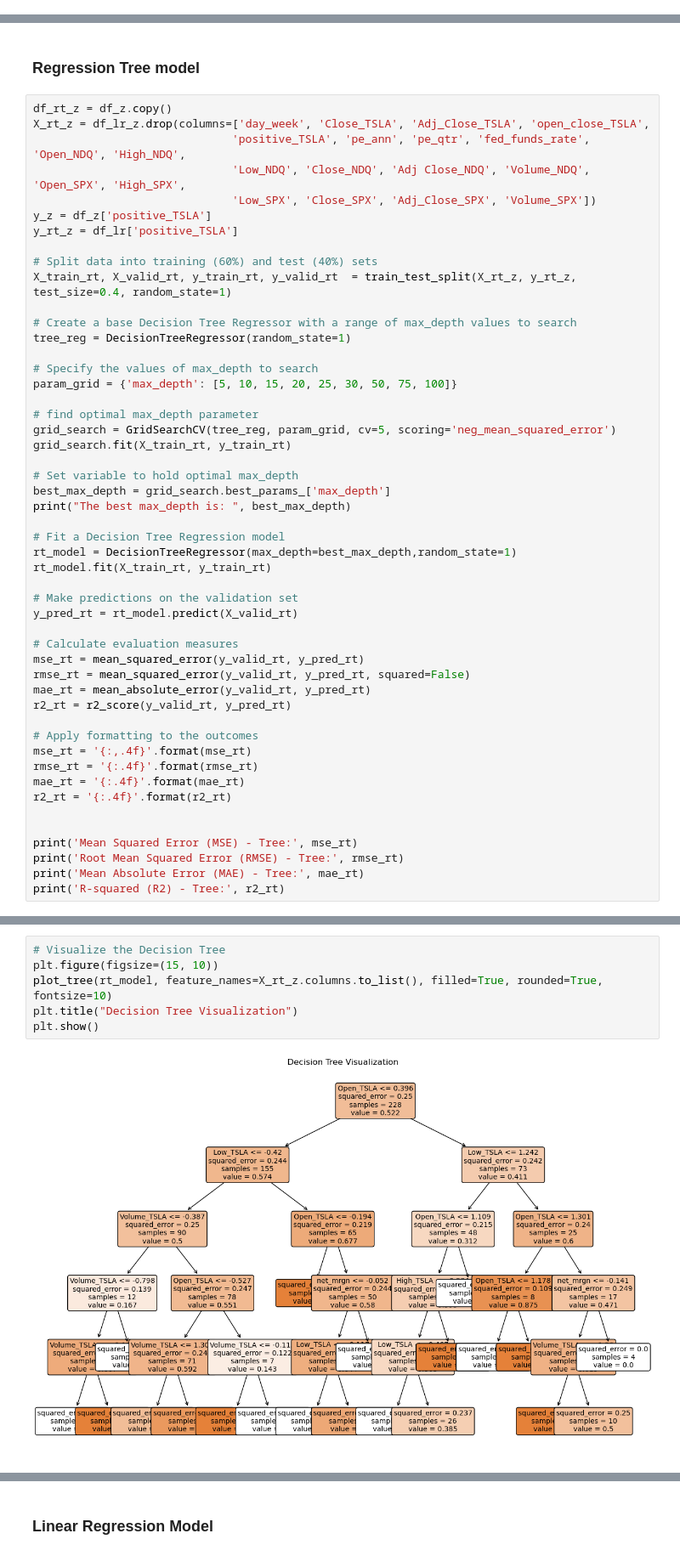
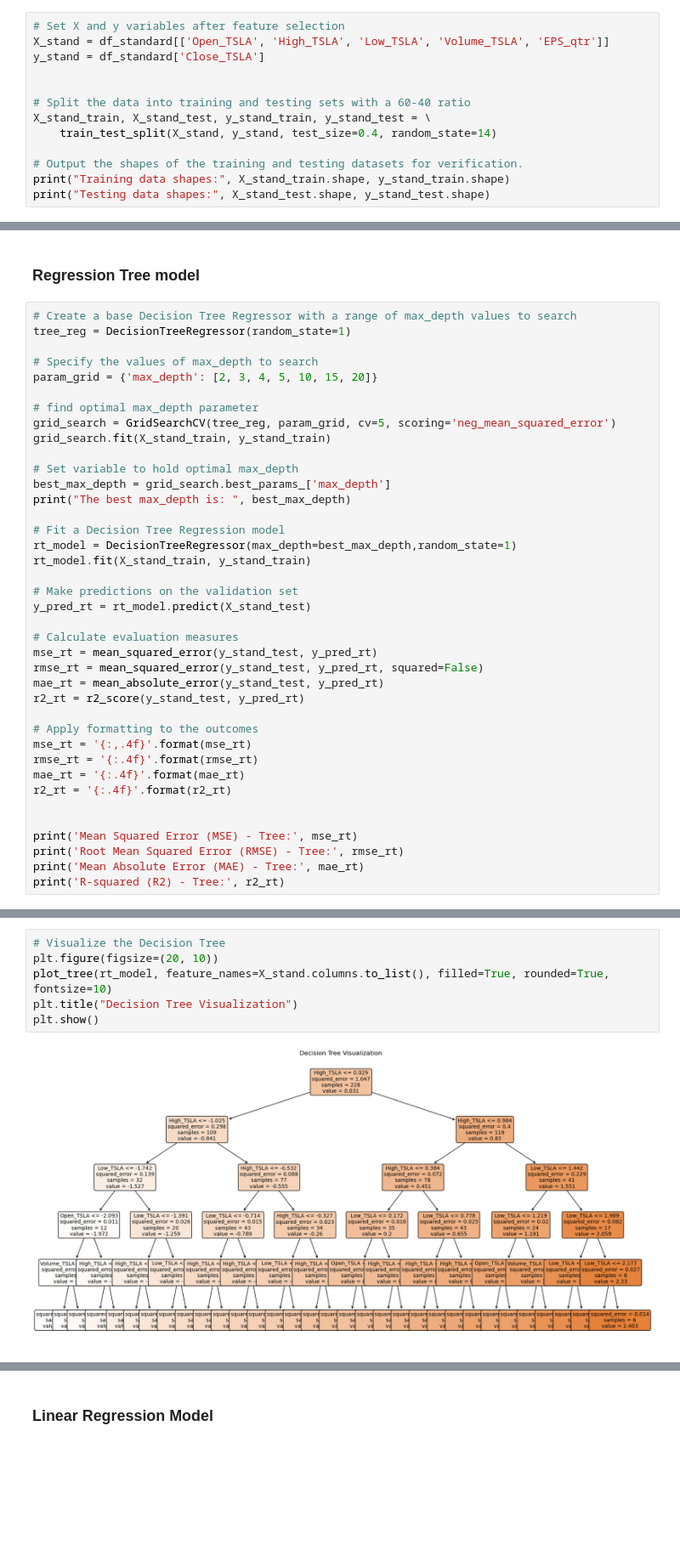
Before and after one commit to vanguardfox/ADS-505-Group6-2023, a Jupyter notebook: tsla.ipynb, the cells around one changed output, grey strips where cells are left out. Shown at 85% size. Saved outputs shown, nothing was run; the diff lists cells and outputs as text; blank space fills up the shorter version.

Commit message:
Consolidating X & y variables, updated models, and added to PCA section

```diff
--- a/tsla.ipynb
+++ b/tsla.ipynb
@@ -773,0 +1022,13 @@ lr_full_coef_z.sort_values(by=1, ascending=False)
+# %%
+# Set X and y variables after feature selection
+X_stand = df_standard[['Open_TSLA', 'High_TSLA', 'Low_TSLA', 'Volume_TSLA', 'EPS_qtr']]
+y_stand = df_standard['Close_TSLA']
+
+
+# Split the data into training and testing sets with a 60-40 ratio
+X_stand_train, X_stand_test, y_stand_train, y_stand_test = \
+    train_test_split(X_stand, y_stand, test_size=0.4, random_state=14)
+
+# Output the shapes of the training and testing datasets for verification.
+print("Training data shapes:", X_stand_train.shape, y_stand_train.shape)
+print("Testing data shapes:", X_stand_test.shape, y_stand_test.shape)
@@ -1144,26 +1588,15 @@ predictors
 # %% [markdown]
 ### Regression Tree model
 # %%
-df_rt_z = df_z.copy()
-X_rt_z = df_lr_z.drop(columns=['day_week', 'Close_TSLA', 'Adj_Close_TSLA', 'open_close_TSLA',
-                              'positive_TSLA', 'pe_ann', 'pe_qtr', 'fed_funds_rate', 'Open_NDQ', 'High_NDQ',
-                              'Low_NDQ', 'Close_NDQ', 'Adj Close_NDQ', 'Volume_NDQ', 'Open_SPX', 'High_SPX',
-                              'Low_SPX', 'Close_SPX', 'Adj_Close_SPX', 'Volume_SPX'])
-y_z = df_z['positive_TSLA']
-y_rt_z = df_lr['positive_TSLA']
-
-# Split data into training (60%) and test (40%) sets
-X_train_rt, X_valid_rt, y_train_rt, y_valid_rt  = train_test_split(X_rt_z, y_rt_z, test_size=0.4, random_state=1)
-
 # Create a base Decision Tree Regressor with a range of max_depth values to search
 tree_reg = DecisionTreeRegressor(random_state=1)
 
 # Specify the values of max_depth to search
-param_grid = {'max_depth': [5, 10, 15, 20, 25, 30, 50, 75, 100]}
+param_grid = {'max_depth': [2, 3, 4, 5, 10, 15, 20]}
 
 # find optimal max_depth parameter
 grid_search = GridSearchCV(tree_reg, param_grid, cv=5, scoring='neg_mean_squared_error')
-grid_search.fit(X_train_rt, y_train_rt)
+grid_search.fit(X_stand_train, y_stand_train)
 
 # Set variable to hold optimal max_depth
 best_max_depth = grid_search.best_params_['max_depth']
@@ -1171,16 +1604,16 @@ print("The best max_depth is: ", best_max_depth)
 
 # Fit a Decision Tree Regression model
 rt_model = DecisionTreeRegressor(max_depth=best_max_depth,random_state=1)
-rt_model.fit(X_train_rt, y_train_rt)
+rt_model.fit(X_stand_train, y_stand_train)
 
 # Make predictions on the validation set
-y_pred_rt = rt_model.predict(X_valid_rt)
+y_pred_rt = rt_model.predict(X_stand_test)
 
 # Calculate evaluation measures
-mse_rt = mean_squared_error(y_valid_rt, y_pred_rt)
-rmse_rt = mean_squared_error(y_valid_rt, y_pred_rt, squared=False)
-mae_rt = mean_absolute_error(y_valid_rt, y_pred_rt)
-r2_rt = r2_score(y_valid_rt, y_pred_rt)
+mse_rt = mean_squared_error(y_stand_test, y_pred_rt)
+rmse_rt = mean_squared_error(y_stand_test, y_pred_rt, squared=False)
+mae_rt = mean_absolute_error(y_stand_test, y_pred_rt)
+r2_rt = r2_score(y_stand_test, y_pred_rt)
 
 # Apply formatting to the outcomes
 mse_rt = '{:,.4f}'.format(mse_rt)
@@ -1202,10 +1635,10 @@ R-squared (R2) - Tree: -0.2041
 # %%
 # Visualize the Decision Tree
-plt.figure(figsize=(15, 10))
-plot_tree(rt_model, feature_names=X_rt_z.columns.to_list(), filled=True, rounded=True, fontsize=10)
+plt.figure(figsize=(20, 10))
+plot_tree(rt_model, feature_names=X_stand.columns.to_list(), filled=True, rounded=True, fontsize=10)
 plt.title("Decision Tree Visualization")
 plt.show()
 # %% [output]
-[figure, old version]
+[figure, new version]
 # %%
 # Calculate residuals
```
Also changed, not shown: parts of 88 cells of this notebook.
